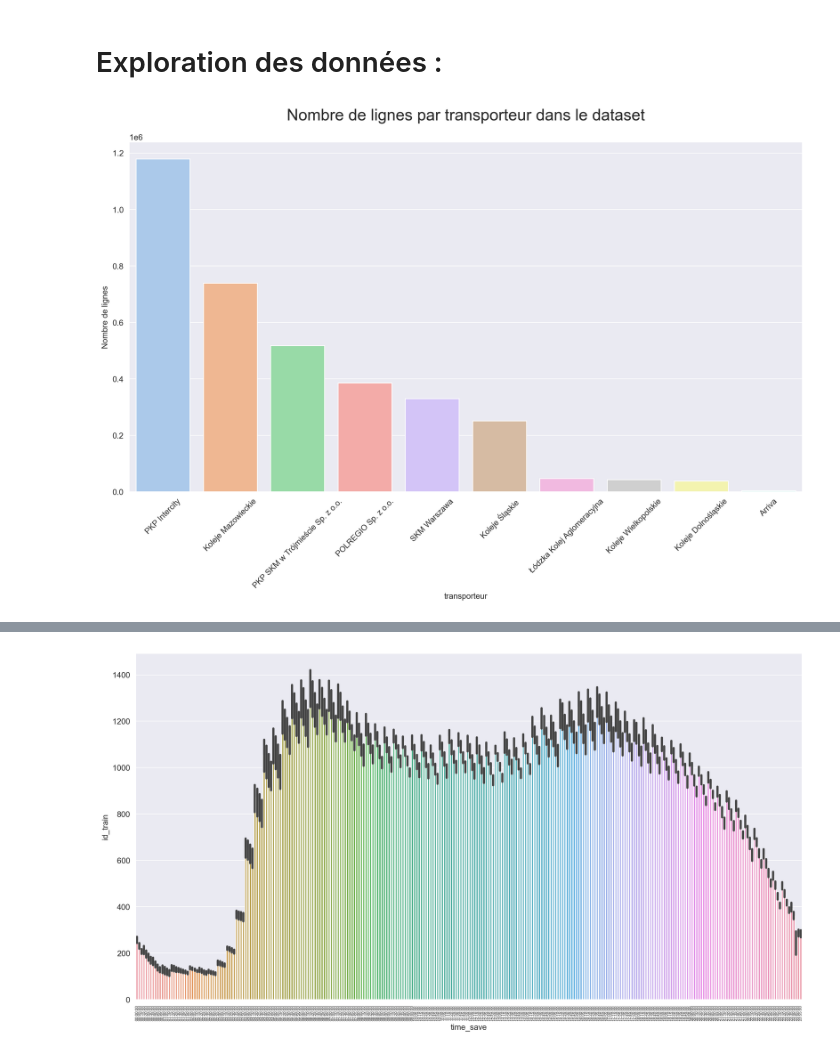
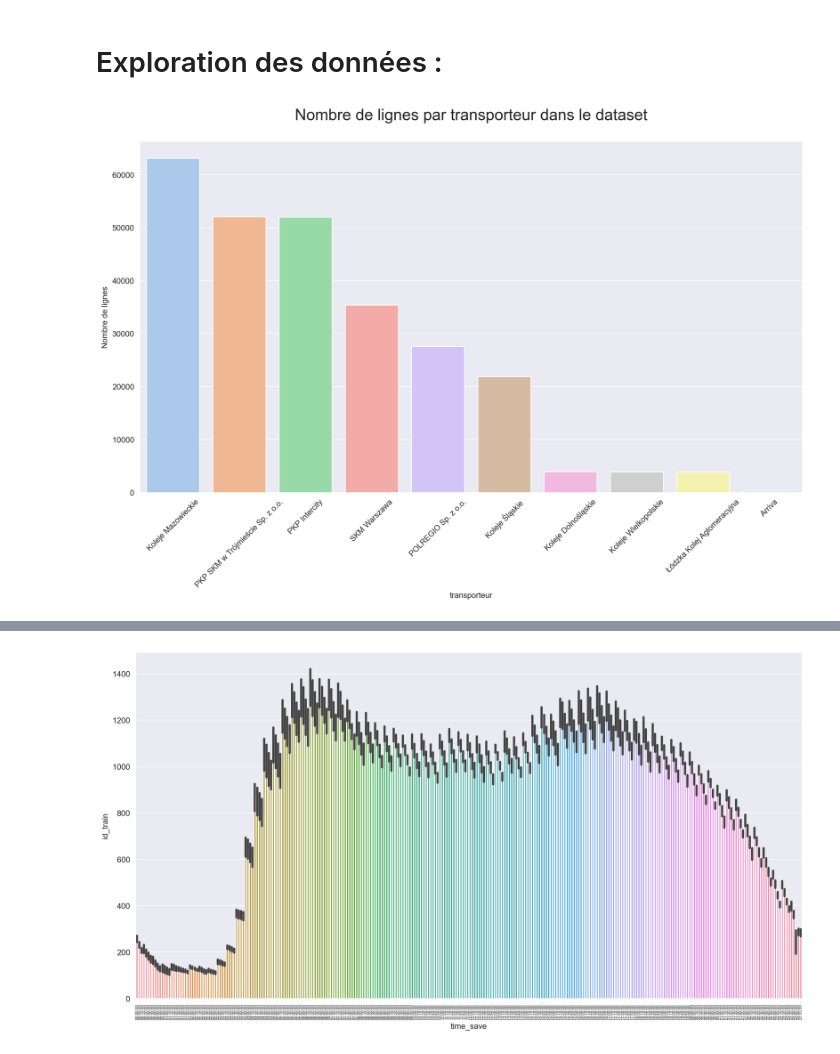
Before and after one commit to QuentinNav/MLUC_railways, a Jupyter notebook: MLUC_TD2-3.ipynb, the cells around one changed output, grey strips where cells are left out. Saved outputs shown, nothing was run; the diff lists cells and outputs as text; code cells hidden in the pictures.

```diff
--- a/MLUC_TD2-3.ipynb
+++ b/MLUC_TD2-3.ipynb
@@ -101,0 +109,2 @@ df.head()
+# %%
+df["datetime_save"]=df["save_datetime"].dt.strftime('%Y-%m-%d %H:%M:%S')
@@ -101,0 +124,18 @@ df.head()
+# %%
+travel_dict={}
+for i in df["id_train_complet"].unique():
+    a=df[df["id_train_complet"]==i].sort_values(["date_depart",'id_train_complet',"arrivee_prevue"])["nom_station"].tolist()
+    if Counter(a).most_common()[0][1]-Counter(a).most_common()[-1][1]<2:
+        start_station=Counter(a).most_common()[-1][0]
+        s=-1
+    else:
+        start_station=Counter(a).most_common()[-2][0]
+        s=-2
+
+    if Counter(a).most_common()[s][1]>1:
+        start=a.index(start_station)
+        stop=[j for j, n in enumerate(a) if n == start_station][1]
+        travel_dict[i]=a[start:stop]
+    else:
+        travel_dict[i]=a
+travel_dict
@@ -101,0 +160,4 @@ df.head()
+# %%
+df["travel"]=df.apply(lambda x: travel_dict[x["id_train_complet"]], axis=1)
+df["num_station"]=df.apply(lambda x: travel_dict[x["id_train_complet"]].index(x["nom_station"])
+                            if x["nom_station"] in x["travel"] else -1 , axis=1)
@@ -102,14 +186,14 @@ df.head()
 # %% [markdown]
 # Exploration des données :
 # %%
-sns.barplot(data=df.groupby("transporteur").agg("count").sort_values("id_train",ascending=False).rename(columns={"id_train":"Nombre de lignes"}).reset_index(),
+sns.barplot(data=df.groupby("transporteur").agg("count").sort_values("id_train_complet",ascending=False).rename(columns={"id_train_complet":"Nombre de lignes"}).reset_index(),
             x="transporteur",
             y="Nombre de lignes")
 plt.title("Nombre de lignes par transporteur dans le dataset\n",fontsize=20)
 plt.xticks(rotation=45)
 plt.show()
 # %% [output]
-[figure, old version]
+[figure, new version]
 # %%
 #Nombre moyen de lignes enregistrées toutes les 5 minutes
 df.groupby("datetime_save").agg("count").mean()
```
Also changed, not shown: parts of 10 cells of this notebook.
